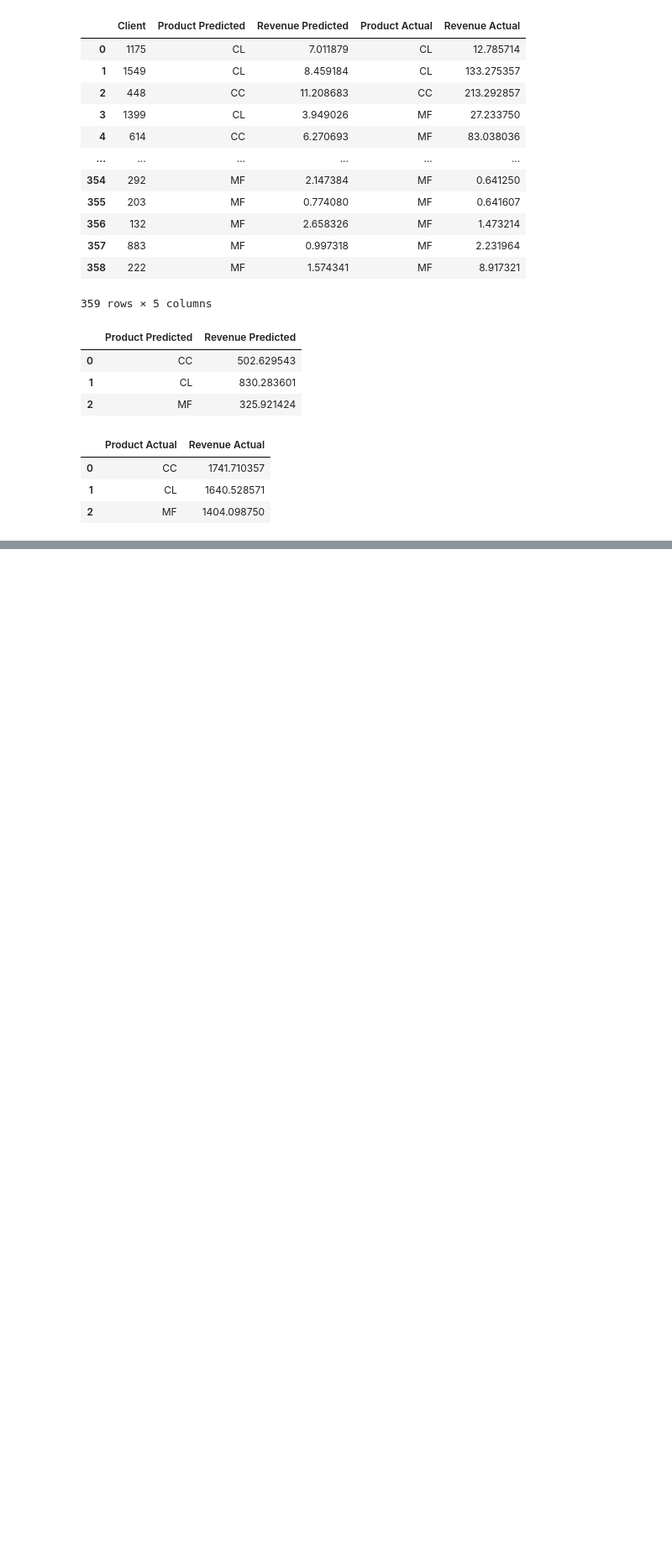
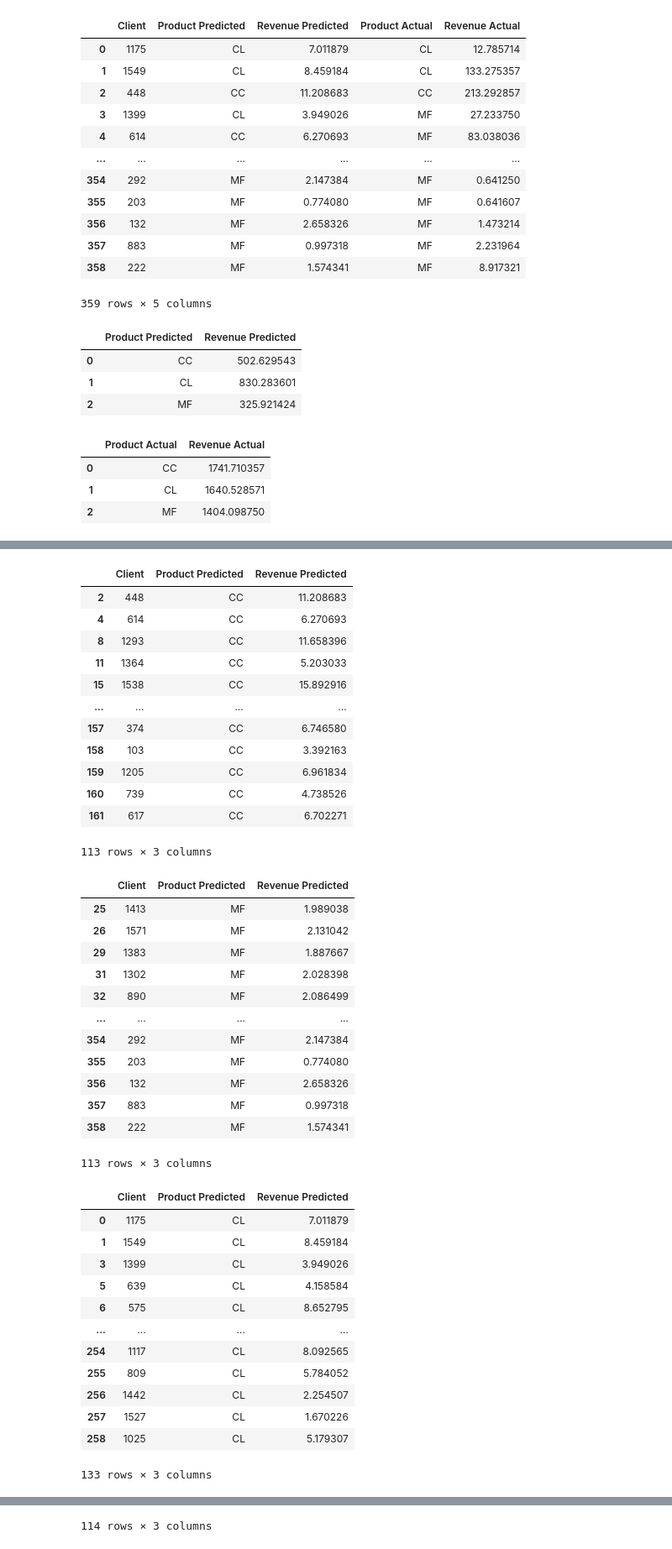
Before and after one commit to kartik1395/propensity-modeling-assignment, a Jupyter notebook: assignment.ipynb, the cells around one changed output, grey strips where cells are left out. Shown at 84% size. Cells and saved outputs as stored; diff of their text form; code cells hidden in the pictures; blank space fills up the shorter version.

```diff
--- a/assignment.ipynb
+++ b/assignment.ipynb
@@ -1104,0 +1119,51 @@ revenue_df[['Client', 'Product Actual', 'Revenue Actual']].to_csv('Clients Selec
+# %%
+client_list_cc_predicted_rev = revenue_df[revenue_df['Product Predicted'] == 'CC'][['Client', 'Product Predicted', 'Revenue Predicted']]
+client_list_mf_predicted_rev = revenue_df[revenue_df['Product Predicted'] == 'MF'][['Client', 'Product Predicted', 'Revenue Predicted']]
+client_list_cl_predicted_rev = revenue_df[revenue_df['Product Predicted'] == 'CL'][['Client', 'Product Predicted', 'Revenue Predicted']]
+
+client_list_cc_actual_rev = revenue_df[revenue_df['Product Actual'] == 'CC'][['Client', 'Product Actual', 'Revenue Actual']]
+client_list_mf_actual_rev = revenue_df[revenue_df['Product Actual'] == 'MF'][['Client', 'Product Actual', 'Revenue Actual']]
+client_list_cl_actual_rev = revenue_df[revenue_df['Product Actual'] == 'CL'][['Client', 'Product Actual', 'Revenue Actual']]
+# %%
+display(client_list_cc_predicted_rev, client_list_mf_predicted_rev, client_list_cl_predicted_rev)
+display(client_list_cc_actual_rev, client_list_mf_actual_rev, client_list_cl_actual_rev)
+# %% [output]
+|  | Client | Product Predicted | Revenue Predicted |
+| 2 | 448 | CC | 11.208683 |
+| 4 | 614 | CC | 6.270693 |
+| 8 | 1293 | CC | 11.658396 |
+| 11 | 1364 | CC | 5.203033 |
+| 15 | 1538 | CC | 15.892916 |
+| ... | ... | ... | ... |
+| 157 | 374 | CC | 6.746580 |
+| 158 | 103 | CC | 3.392163 |
+| 159 | 1205 | CC | 6.961834 |
+| 160 | 739 | CC | 4.738526 |
+| 161 | 617 | CC | 6.702271 |
+113 rows × 3 columns
+|  | Client | Product Predicted | Revenue Predicted |
+| 25 | 1413 | MF | 1.989038 |
+| 26 | 1571 | MF | 2.131042 |
+| 29 | 1383 | MF | 1.887667 |
+| 31 | 1302 | MF | 2.028398 |
+| 32 | 890 | MF | 2.086499 |
+| ... | ... | ... | ... |
+| 354 | 292 | MF | 2.147384 |
+| 355 | 203 | MF | 0.774080 |
+| 356 | 132 | MF | 2.658326 |
+| 357 | 883 | MF | 0.997318 |
+| 358 | 222 | MF | 1.574341 |
+113 rows × 3 columns
+|  | Client | Product Predicted | Revenue Predicted |
+| 0 | 1175 | CL | 7.011879 |
+| 1 | 1549 | CL | 8.459184 |
+| 3 | 1399 | CL | 3.949026 |
+| 5 | 639 | CL | 4.158584 |
+| 6 | 575 | CL | 8.652795 |
+| ... | ... | ... | ... |
+| 254 | 1117 | CL | 8.092565 |
+| 255 | 809 | CL | 5.784052 |
+| 256 | 1442 | CL | 2.254507 |
+| 257 | 1527 | CL | 1.670226 |
+| 258 | 1025 | CL | 5.179307 |
+133 rows × 3 columns
@@ -1104,0 +1182 @@ revenue_df[['Client', 'Product Actual', 'Revenue Actual']].to_csv('Clients Selec
+114 rows × 3 columns
```
Also changed, not shown: parts of 5 cells of this notebook.
